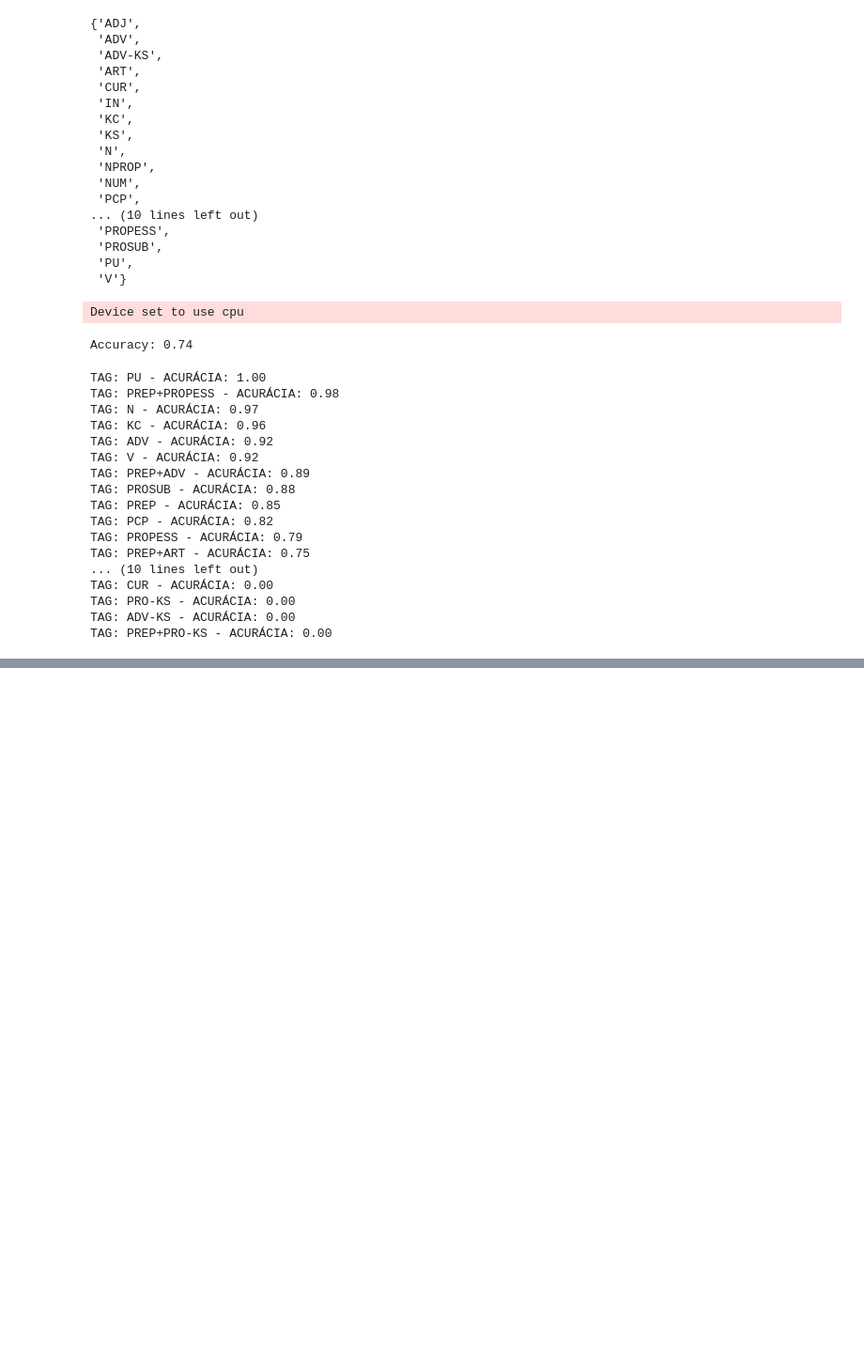
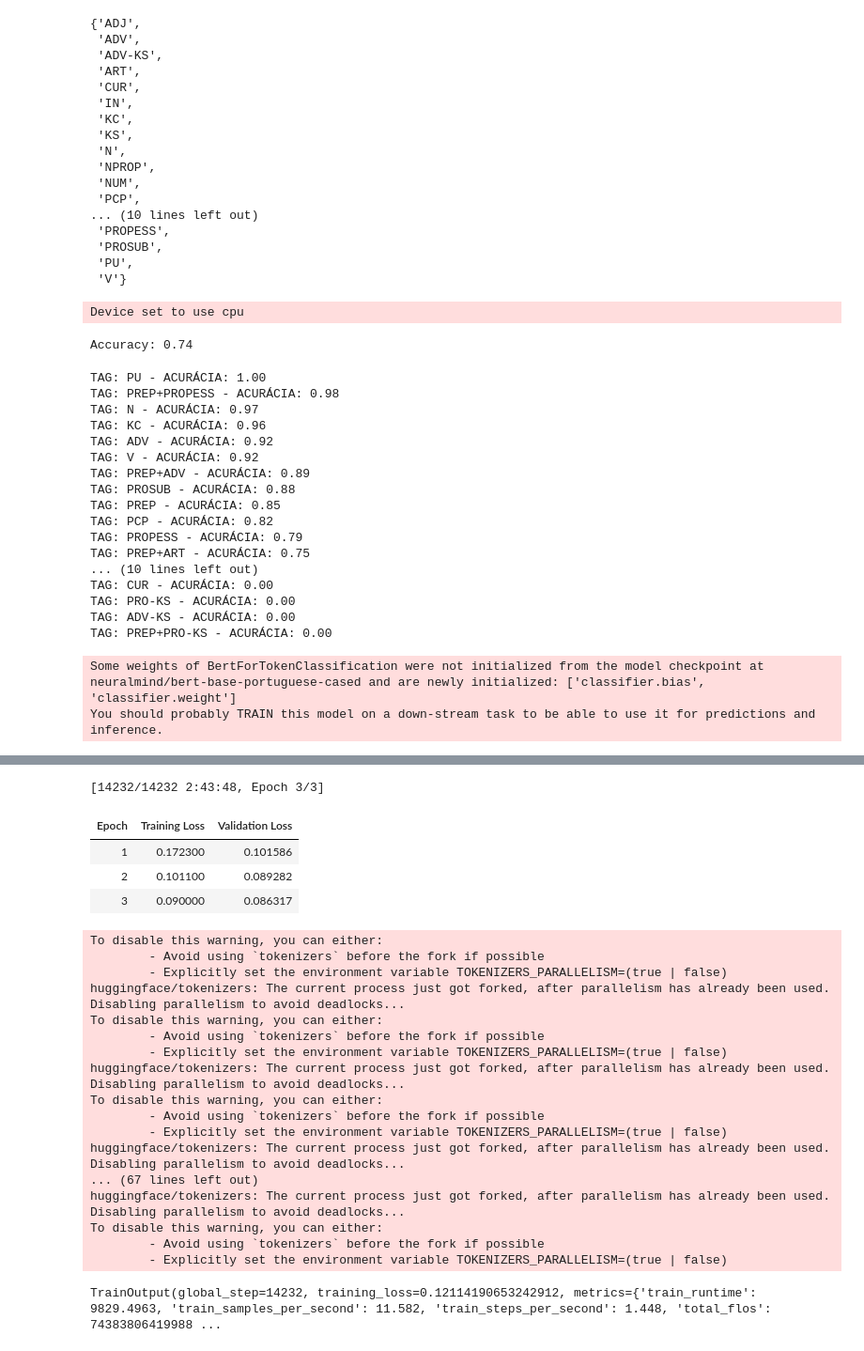
Before and after one commit to Francisco-aragao/pos_tagging, a Jupyter notebook: tp2_.ipynb, the cells around one changed output, grey strips where cells are left out. Shown at 94% size. Drawn from its saved outputs; the diff is of its cells as text; code cells hidden in the pictures; blank space fills up the shorter version.

```diff
--- a/tp2_.ipynb
+++ b/tp2_.ipynb
@@ -269,0 +323,4 @@ TAG: PREP+PRO-KS - ACURÁCIA: 0.00
+# %%
+all_labels = set(tag for tags in train_labels for tag in tags)
+tag2id = {tag: idx for idx, tag in enumerate(sorted(all_labels))}
+id2tag = {idx: tag for tag, idx in tag2id.items()}
@@ -269,0 +360,11 @@ TAG: PREP+PRO-KS - ACURÁCIA: 0.00
+# %%
+from transformers import AutoModelForTokenClassification
+
+# Carregar o modelo com uma cabeça de classificação de tokens
+model = AutoModelForTokenClassification.from_pretrained(
+    "neuralmind/bert-base-portuguese-cased",
+    num_labels=len(tag2id)
+)
+# %% [output]
+Some weights of BertForTokenClassification were not initialized from the model checkpoint at neuralmind/bert-base-portuguese-cased and are newly initialized: ['classifier.bias', 'classifier.weight']
+You should probably TRAIN this model on a down-stream task to be able to use it for predictions and inference.
@@ -269,0 +376,33 @@ TAG: PREP+PRO-KS - ACURÁCIA: 0.00
+# %%
+from transformers import TrainingArguments, Trainer
+from datasets import Dataset
+
+# Converter os dados para o formato Hugging Face Dataset
+train_dataset = Dataset.from_dict(train_data)
+dev_dataset = Dataset.from_dict(dev_data)
+
+# Configuração dos argumentos de treinamento
+training_args = TrainingArguments(
+    output_dir="./results",
+    evaluation_strategy="epoch",
+    learning_rate=3e-5,
+    per_device_train_batch_size=8,
+    per_device_eval_batch_size=8,
+    num_train_epochs=3,
+    weight_decay=0.01,
+    logging_dir="./logs",
+    logging_strategy="epoch",
+    dataloader_num_workers=4,  # Increase this based on your CPU core count
+)
+
+# Configurar o Trainer
+trainer = Trainer(
+    model=model,
+    args=training_args,
+    train_dataset=train_dataset,
+    eval_dataset=dev_dataset,
+    tokenizer=tokenizer,
+)
+# %%
+trainer.train()
+# %% [output]
@@ -269,0 +425,23 @@ TAG: PREP+PRO-KS - ACURÁCIA: 0.00
+[14232/14232 2:43:48, Epoch 3/3]
+| Epoch | Training Loss | Validation Loss |
+| 1 | 0.172300 | 0.101586 |
+| 2 | 0.101100 | 0.089282 |
+| 3 | 0.090000 | 0.086317 |
+To disable this warning, you can either:
+        - Avoid using `tokenizers` before the fork if possible
+        - Explicitly set the environment variable TOKENIZERS_PARALLELISM=(true | false)
+huggingface/tokenizers: The current process just got forked, after parallelism has already been used. Disabling parallelism to avoid deadlocks...
+To disable this warning, you can either:
+        - Avoid using `tokenizers` before the fork if possible
+        - Explicitly set the environment variable TOKENIZERS_PARALLELISM=(true | false)
+huggingface/tokenizers: The current process just got forked, after parallelism has already been used. Disabling parallelism to avoid deadlocks...
+To disable this warning, you can either:
+        - Avoid using `tokenizers` before the fork if possible
+        - Explicitly set the environment variable TOKENIZERS_PARALLELISM=(true | false)
+huggingface/tokenizers: The current process just got forked, after parallelism has already been used. Disabling parallelism to avoid deadlocks...
+... (67 lines left out)
+huggingface/tokenizers: The current process just got forked, after parallelism has already been used. Disabling parallelism to avoid deadlocks...
+To disable this warning, you can either:
+        - Avoid using `tokenizers` before the fork if possible
+        - Explicitly set the environment variable TOKENIZERS_PARALLELISM=(true | false)
+TrainOutput(global_step=14232, training_loss=0.12114190653242912, metrics={'train_runtime': 9829.4963, 'train_samples_per_second': 11.582, 'train_steps_per_second': 1.448, 'total_flos': 74383806419988 ...
```
Also changed, not shown: parts of 27 cells of this notebook, 2 other files.
